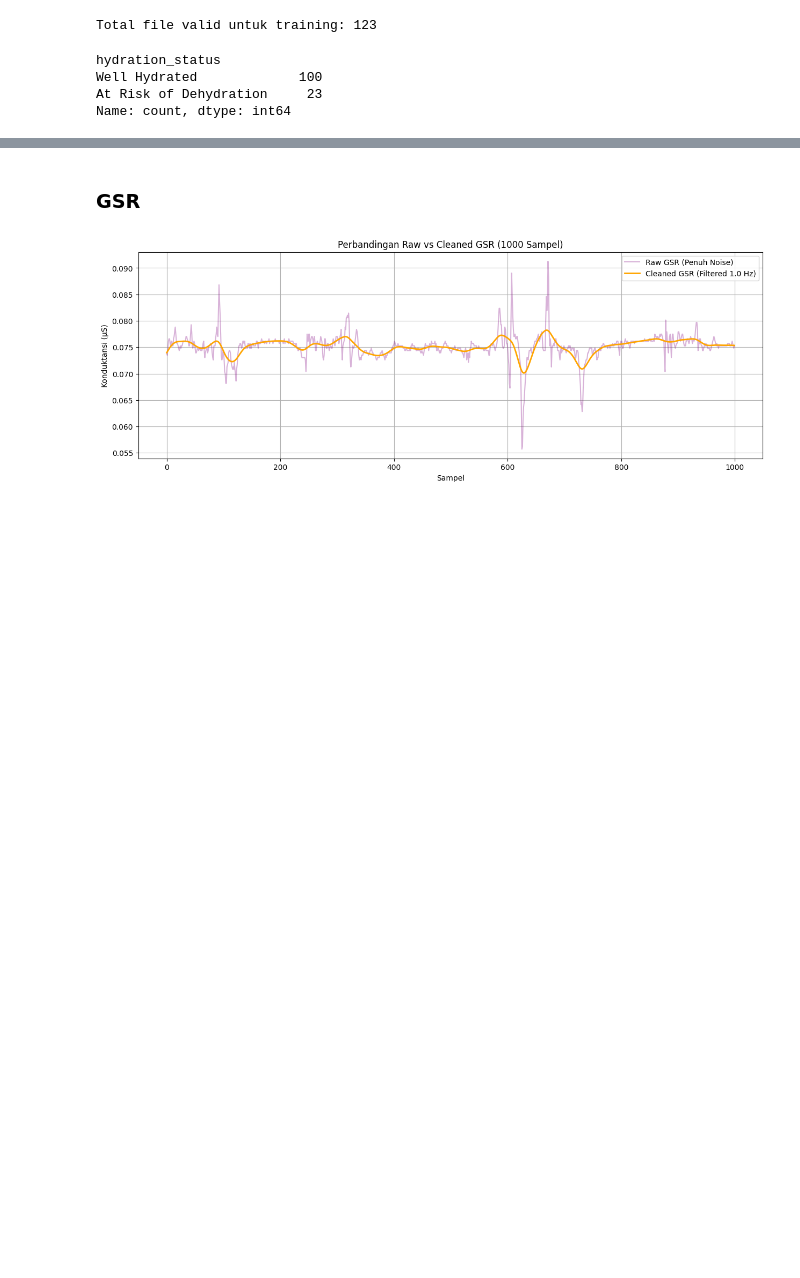
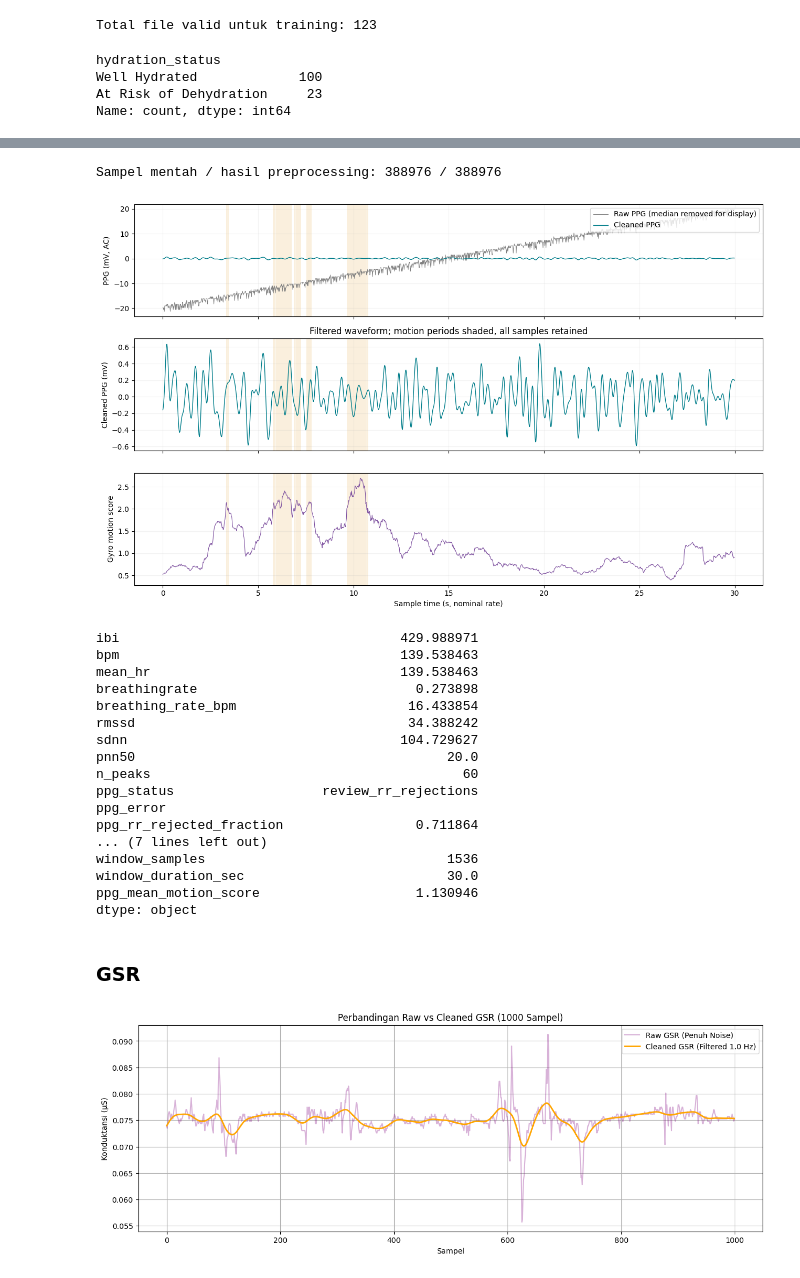
Before and after one commit to kharismapr/SEHAT-Smart-Electronic-based-Hydration-Analysis-and-Tracking, a Jupyter notebook: TRAIN_SEHAT_revisi.ipynb, the cells around one changed output, grey strips where cells are left out. Cells and saved outputs as stored; diff of their text form; code cells hidden in the pictures; blank space fills up the shorter version.

```diff
--- a/TRAIN_SEHAT_revisi.ipynb
+++ b/TRAIN_SEHAT_revisi.ipynb
@@ -719,27 +719,3 @@ hydration_status
 Well Hydrated             100
 At Risk of Dehydration     23
 Name: count, dtype: int64
-# %%
-def load_signals(path):
-    with open(path) as f:
-        f.readline()
-        signal = f.readline().strip().split(',')
-        caluncal = f.readline().strip().split(',')
-    colnames = [f"{s}_{c}" for s, c in zip(signal, caluncal)]
-
-    needed = {
-        'ppg': 'PPG_A13_CAL',
-        'gsr': 'GSR_Skin_Conductance_CAL',
-        'temp': 'Temperature_BMP280_CAL',
-        'pressure': 'Pressure_BMP280_CAL',
-    }
-    idx_map = {k: colnames.index(v) for k, v in needed.items()}
-
-    sorted_items = sorted(idx_map.items(), key=lambda x: x[1])
-    sorted_names = [k for k, _ in sorted_items]
-    sorted_positions = [v for _, v in sorted_items]
-
-    df = pd.read_csv(path, skiprows=4, header=None, usecols=sorted_positions, names=sorted_names)
-    for col in df.columns:
-        df[col] = pd.to_numeric(df[col], errors='coerce')
-    return df.dropna().reset_index(drop=True)
@@ -1029,3 +758,32 @@ dtype: float64
+# %%
+sample_df = prepare_recording(load_signals(valid_files.iloc[0]['path']), fs=FS)
+print(f"Sampel mentah / hasil preprocessing: {len(sample_df)} / {len(sample_df['ppg_clean'])}")
+fig = plot_ppg_comparison(sample_df, fs=FS, start_sec=0, duration_sec=30)
+plt.show()
+
+preview_windows = create_windows(sample_df, fs=FS, window_sec=30, overlap=0.5)
+if preview_windows:
+    display(pd.Series(extract_preprocessed_features(preview_windows[0], fs=FS)))
+# %% [output]
+Sampel mentah / hasil preprocessing: 388976 / 388976
+[figure, added]
+ibi                                    429.988971
+bpm                                    139.538463
+mean_hr                                139.538463
+breathingrate                            0.273898
+breathing_rate_bpm                      16.433854
+rmssd                                   34.388242
+sdnn                                   104.729627
+pnn50                                        20.0
+n_peaks                                        60
+ppg_status                   review_rr_rejections
+ppg_error
+ppg_rr_rejected_fraction                 0.711864
+... (7 lines left out)
+window_samples                               1536
+window_duration_sec                          30.0
+ppg_mean_motion_score                    1.130946
+dtype: object
 # %% [markdown]
 ### **GSR**
 # %%
```
Also changed, not shown: parts of 41 cells of this notebook, 18 other files.
